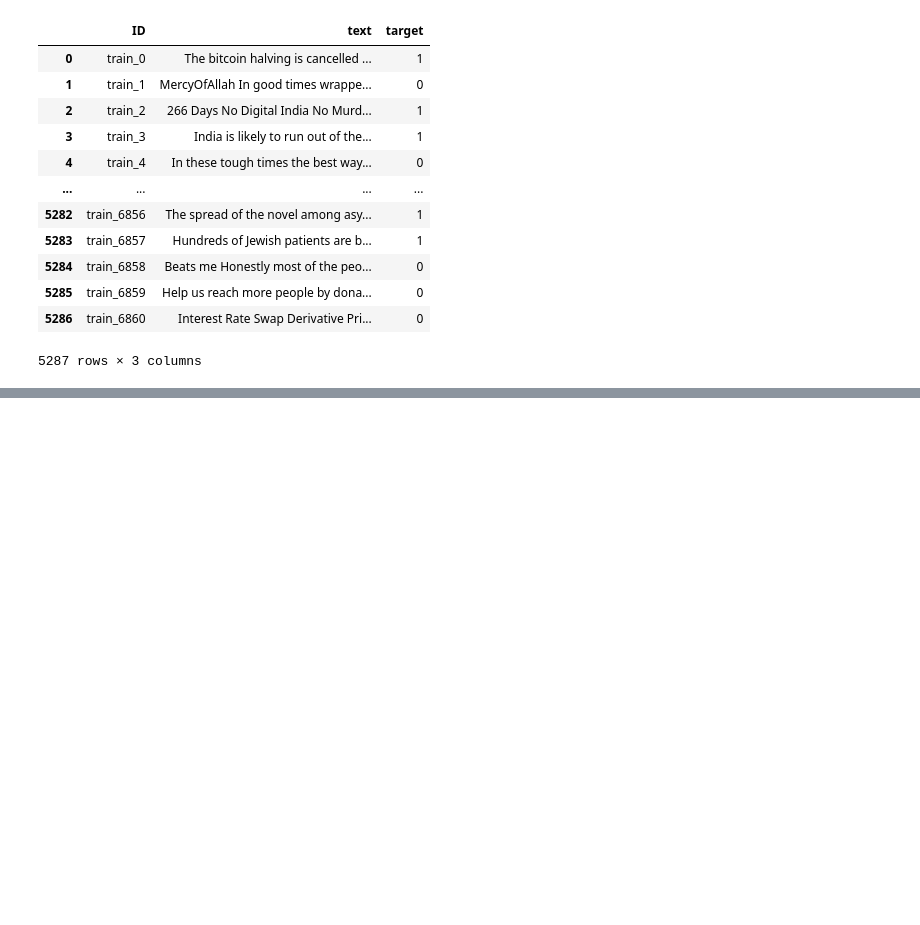
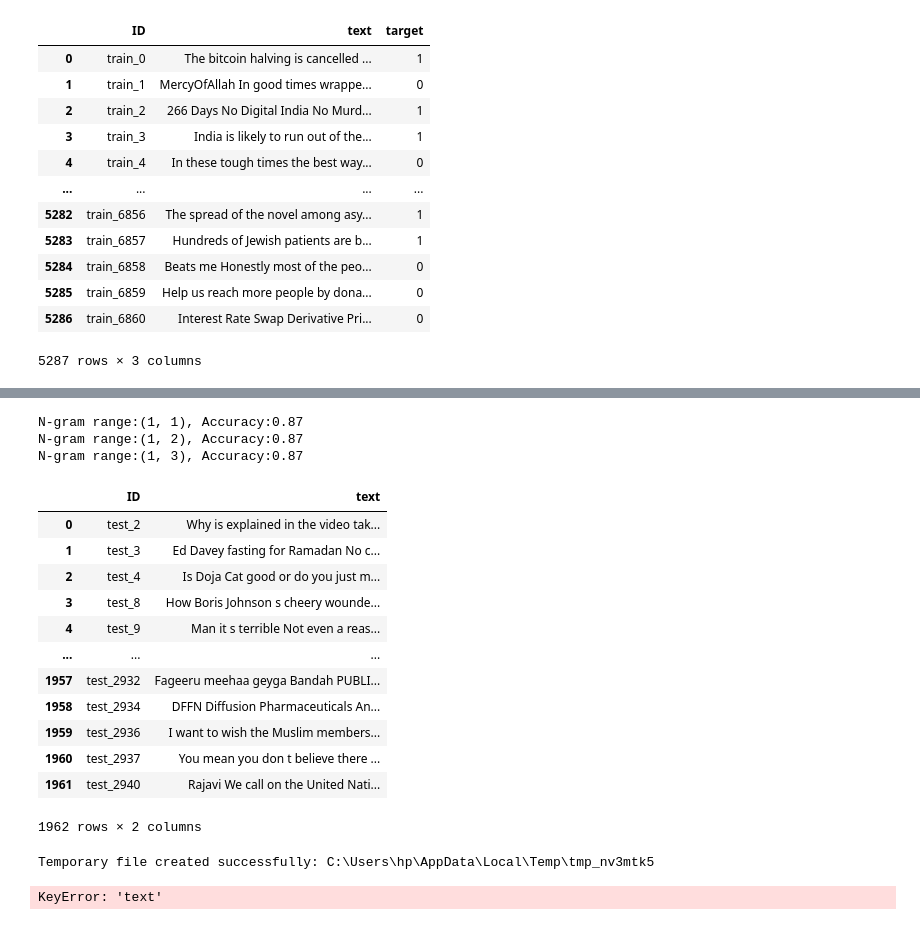
Before and after one commit to datakiptoo/Covid-19-Classifier, a Jupyter notebook: lr.ipynb, the cells around one changed output, grey strips where cells are left out. Cells and saved outputs as stored; diff of their text form; code cells hidden in the pictures; blank space fills up the shorter version.

```diff
--- a/lr.ipynb
+++ b/lr.ipynb
@@ -40,0 +214,45 @@ Name: text, Length: 5287, dtype: object
+# %%
+#Implementing N-gram models for classification
+from sklearn.feature_extraction.text import CountVectorizer
+from sklearn.model_selection import train_test_split
+from sklearn.naive_bayes import MultinomialNB
+from sklearn.metrics import accuracy_score, classification_report
+
+#Feature Extraction
+ngram_ranges=[(1,1),(1,2),(1,3)]
+#Experiment with different N-gram models
+for ngram_range in ngram_ranges:
+    vectorzer=CountVectorizer(ngram_range=ngram_range)
+    X=vectorzer.fit_transform(covid19_dataset['tokenized_text'])
+    y=covid19_dataset['target']
+    X_train,X_test,y_train,y_test=train_test_split(X,y,test_size=0.2,random_state=42)
+    classifier=MultinomialNB()
+    classifier.fit(X_train,y_train)
+
+    #Model Evaluation
+    y_pred=classifier.predict(X_test)
+    accuracy=accuracy_score(y_test, y_pred)
+    print(f"N-gram range:{ngram_range}, Accuracy:{accuracy:.2f}")
+#
+# %% [output]
+N-gram range:(1, 1), Accuracy:0.87
+N-gram range:(1, 2), Accuracy:0.87
+N-gram range:(1, 3), Accuracy:0.87
+# %%
+#Evaluate on the test_set
+Test_database=pd.read_csv('Test.csv')
+Test_database
+# %% [output]
+|  | ID | text |
+| 0 | test_2 | Why is explained in the video tak... |
+| 1 | test_3 | Ed Davey fasting for Ramadan No c... |
+| 2 | test_4 | Is Doja Cat good or do you just m... |
+| 3 | test_8 | How Boris Johnson s cheery wounde... |
+| 4 | test_9 | Man it s terrible Not even a reas... |
+| ... | ... | ... |
+| 1957 | test_2932 | Fageeru meehaa geyga Bandah PUBLI... |
+| 1958 | test_2934 | DFFN Diffusion Pharmaceuticals An... |
+| 1959 | test_2936 | I want to wish the Muslim members... |
+| 1960 | test_2937 | You mean you don t believe there ... |
+| 1961 | test_2940 | Rajavi We call on the United Nati... |
+1962 rows × 2 columns
@@ -40,0 +261,13 @@ Name: text, Length: 5287, dtype: object
+# %%
+#creating a temporary file and writes  each text_data entry into the temporary file
+with tempfile.NamedTemporaryFile(mode='w', delete=False, encoding='utf-8') as f:
+    for entry in test_data:
+        f.write(entry + '\n')
+        test_text_filename=f.name
+
+if os.path.exists(test_text_filename):
+    print("Temporary file created successfully:", test_text_filename)
+else:
+    print("Error:")
+# %% [output]
+Temporary file created successfully: C:\Users\hp\AppData\Local\Temp\tmp_nv3mtk5
@@ -40,0 +291,6 @@ Name: text, Length: 5287, dtype: object
+# %%
+Test_database['target']=pred
+del Test_database['text']
+del Test_database['tokenized_text']
+# %% [output]
+KeyError: 'text'
```
Also changed, not shown: parts of 28 cells of this notebook.
